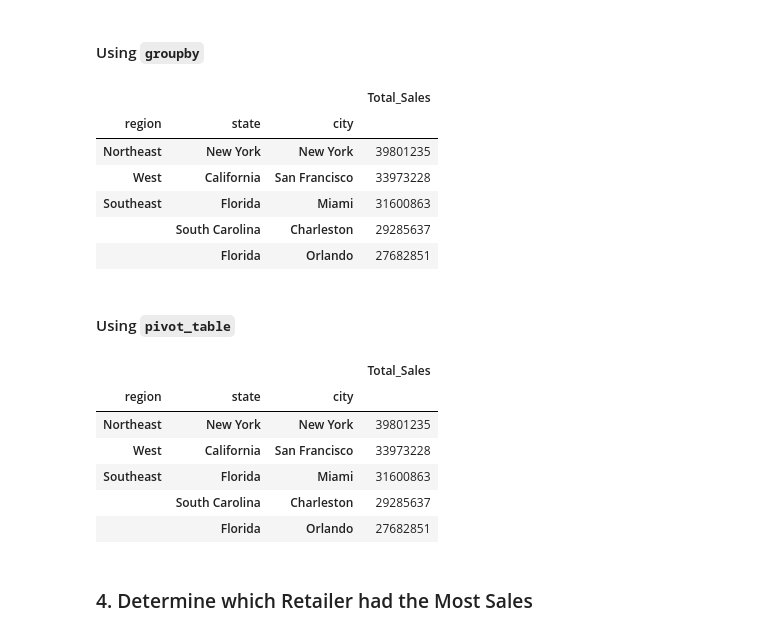
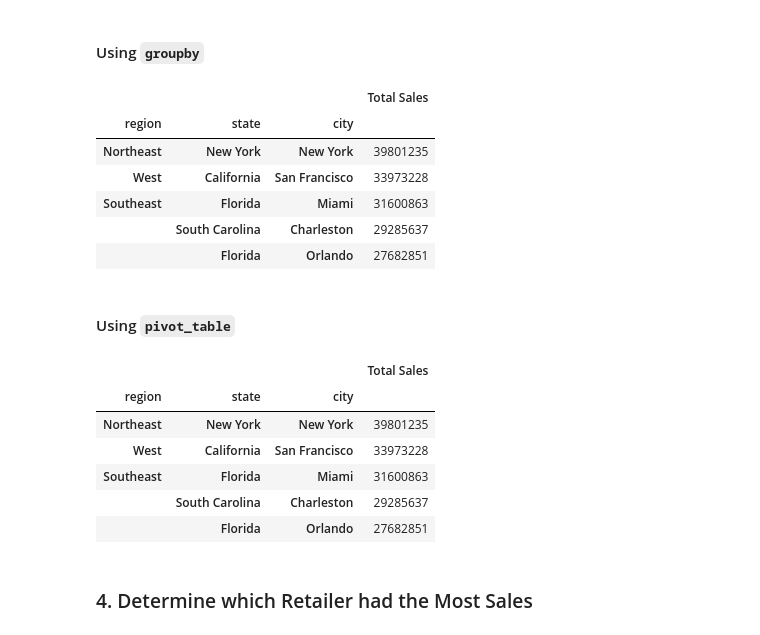
Before and after one commit to sin31415/athletic_sales_analysis, a Jupyter notebook: athletic_sales_analysis.ipynb, the cells around one changed output. Saved outputs shown, nothing was run; the diff lists cells and outputs as text; code cells hidden in the pictures.

```diff
--- a/athletic_sales_analysis.ipynb
+++ b/athletic_sales_analysis.ipynb
@@ -315,11 +220,14 @@ grouped_df.head()
 # %%
 # Show the total sales for the products sold for each region, state, and city.
 # Rename the "total_sales" column to "Total Sales"
-
+total_sales_df = df.groupby(['region', 'state', 'city'])['total_sales'].sum().reset_index()
+total_sales_df.rename(columns={'total_sales': 'Total Sales'}, inplace=True)
+total_sales_df = total_sales_df.sort_values('Total Sales', ascending=False).set_index(['region','state','city'])
 
 # Show the top 5 results.
+total_sales_df.head()
 # %% [output]
-|  |  |  | Total_Sales |
+|  |  |  | Total Sales |
 | region | state | city |  |
 | Northeast | New York | New York | 39801235 |
 | West | California | San Francisco | 33973228 |
@@ -330,14 +238,16 @@ grouped_df.head()
 #### Using `pivot_table`
 # %%
 # Show the total sales for the products sold for each region, state, and city.
-
+total_sold_pivot = df.pivot_table(index=['region', 'state', 'city'], values='total_sales', aggfunc='sum')
 
 # Optional: Rename the "total_sales" column to "Total Sales"
-
+total_sold_pivot.rename(columns={'total_sales': 'Total Sales'}, inplace=True)
+total_sold_pivot = total_sold_pivot.sort_values('Total Sales', ascending=False)
 
 # Show the top 5 results.
+total_sold_pivot.head()
 # %% [output]
-|  |  |  | Total_Sales |
+|  |  |  | Total Sales |
 | region | state | city |  |
 | Northeast | New York | New York | 39801235 |
 | West | California | San Francisco | 33973228 |
```
Also changed, not shown: parts of 21 cells of this notebook, 1 other file.
